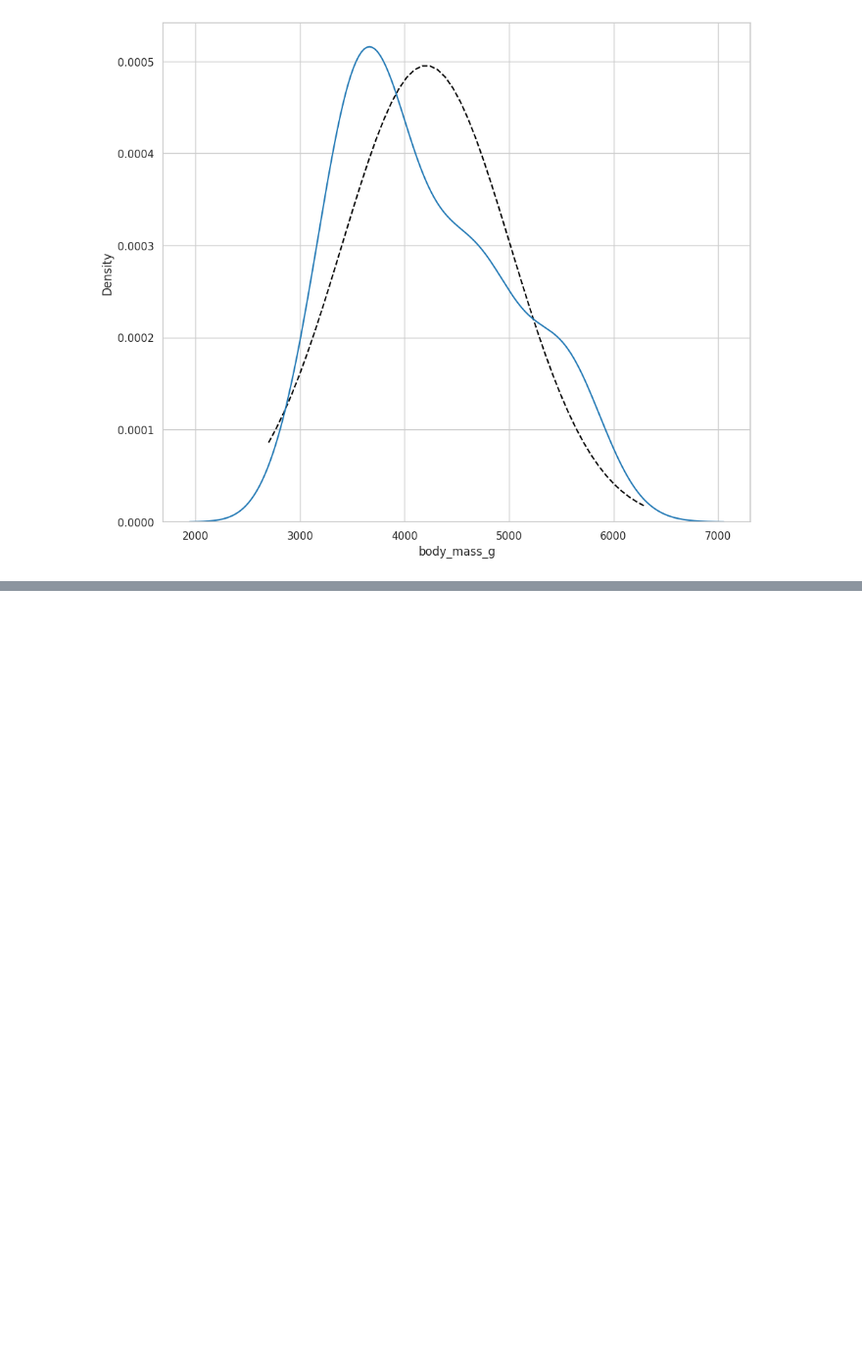
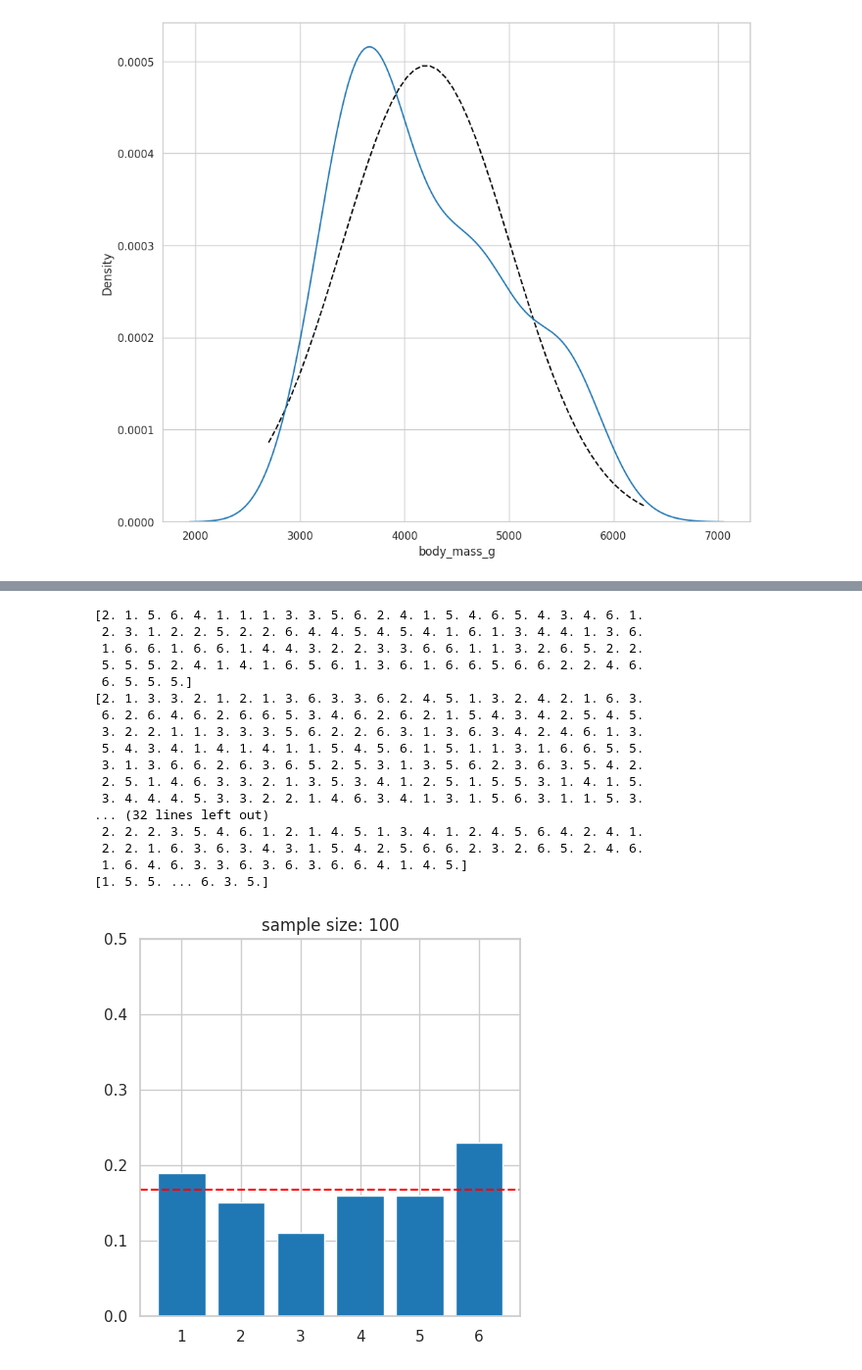
Before and after one commit to electrojam/Curso-de-Analisis-Exploratorio-de-Datos, a Jupyter notebook: 1-conociendo nuestros datos.ipynb, the cells around one changed output, grey strips where cells are left out. Shown at 98% size. Saved outputs shown, nothing was run; the diff lists cells and outputs as text; code cells hidden in the pictures; blank space fills up the shorter version.

```diff
--- a/1-conociendo nuestros datos.ipynb
+++ b/1-conociendo nuestros datos.ipynb
@@ -1036,0 +1049,35 @@ sns.kdeplot(
+# %%
+#Generamos 100, luego 1000 y luego 10000 lanzamientos
+#de un dado entre 1 y 6 y lo guardamos en arreglo values
+#por cada secuencia de lanzamientos calculamos el Pmf probabilidad y graficamos
+
+for sample_size in (1e2,1e3, 1e4):
+    sample_size = int(sample_size)
+    values = dice.sample(sample_size)
+    print(values)
+    sample_pmf = empiricaldist.Pmf.from_seq(values)
+
+    plt.figure(figsize=(5, 5))
+    sample_pmf.bar()
+    plt.axhline(y=1/6, color='red', linestyle='dashed')
+    plt.ylim([0, 0.50])
+    plt.title(f"sample size: {sample_size}")
+# %% [output]
+[2. 1. 5. 6. 4. 1. 1. 1. 3. 3. 5. 6. 2. 4. 1. 5. 4. 6. 5. 4. 3. 4. 6. 1.
+ 2. 3. 1. 2. 2. 5. 2. 2. 6. 4. 4. 5. 4. 5. 4. 1. 6. 1. 3. 4. 4. 1. 3. 6.
+ 1. 6. 6. 1. 6. 6. 1. 4. 4. 3. 2. 2. 3. 3. 6. 6. 1. 1. 3. 2. 6. 5. 2. 2.
+ 5. 5. 5. 2. 4. 1. 4. 1. 6. 5. 6. 1. 3. 6. 1. 6. 6. 5. 6. 6. 2. 2. 4. 6.
+ 6. 5. 5. 5.]
+[2. 1. 3. 3. 2. 1. 2. 1. 3. 6. 3. 3. 6. 2. 4. 5. 1. 3. 2. 4. 2. 1. 6. 3.
+ 6. 2. 6. 4. 6. 2. 6. 6. 5. 3. 4. 6. 2. 6. 2. 1. 5. 4. 3. 4. 2. 5. 4. 5.
+ 3. 2. 2. 1. 1. 3. 3. 3. 5. 6. 2. 2. 6. 3. 1. 3. 6. 3. 4. 2. 4. 6. 1. 3.
+ 5. 4. 3. 4. 1. 4. 1. 4. 1. 1. 5. 4. 5. 6. 1. 5. 1. 1. 3. 1. 6. 6. 5. 5.
+ 3. 1. 3. 6. 6. 2. 6. 3. 6. 5. 2. 5. 3. 1. 3. 5. 6. 2. 3. 6. 3. 5. 4. 2.
+ 2. 5. 1. 4. 6. 3. 3. 2. 1. 3. 5. 3. 4. 1. 2. 5. 1. 5. 5. 3. 1. 4. 1. 5.
+ 3. 4. 4. 4. 5. 3. 3. 2. 2. 1. 4. 6. 3. 4. 1. 3. 1. 5. 6. 3. 1. 1. 5. 3.
+... (32 lines left out)
+ 2. 2. 2. 3. 5. 4. 6. 1. 2. 1. 4. 5. 1. 3. 4. 1. 2. 4. 5. 6. 4. 2. 4. 1.
+ 2. 2. 1. 6. 3. 6. 3. 4. 3. 1. 5. 4. 2. 5. 6. 6. 2. 3. 2. 6. 5. 2. 4. 6.
+ 1. 6. 4. 6. 3. 3. 6. 3. 6. 3. 6. 6. 4. 1. 4. 5.]
+[1. 5. 5. ... 6. 3. 5.]
+[figure, added]
```
Also changed, not shown: parts of 13 cells of this notebook.
